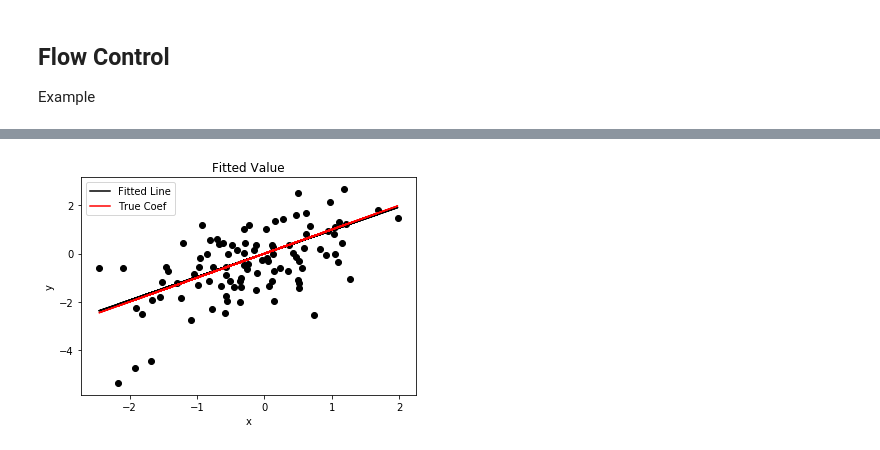
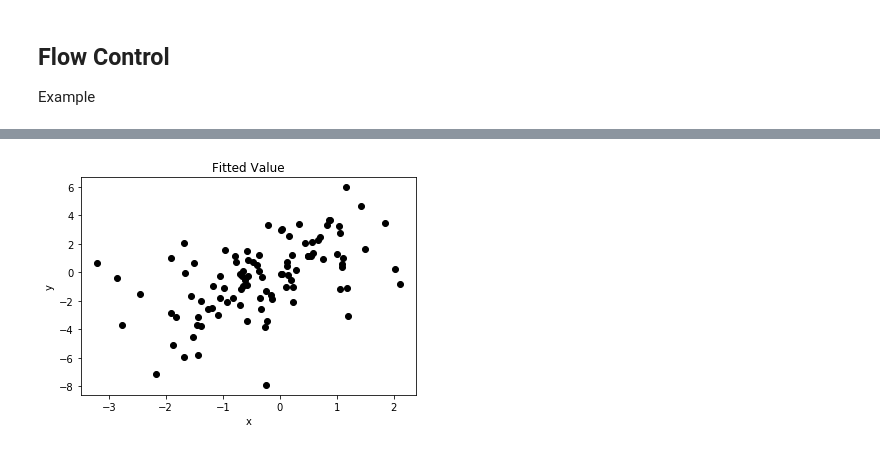
Before and after one commit to zhentaoshi/econ5170, a Jupyter notebook: Python/Basic_python.ipynb, the cells around one changed output, grey strips where cells are left out. Cells and saved outputs as stored; diff of their text form; code cells hidden in the pictures.

```diff
--- a/Python/Basic_python.ipynb
+++ b/Python/Basic_python.ipynb
@@ -374,19 +339,23 @@ print(pts1)
 # %%
 ## Statistical model
-
 import numpy as np
 from scipy import stats
 import statsmodels.api as sm
 import matplotlib.pyplot as plt
 
 T = 100
-p = 1
-b0 = 1
+p = 2
+b0 = np.mat( [[1], [2]] )
 
 #generate data
 
-x = np.full(T, stats.norm.rvs(size = T * p))
-y = np.dot(x, b0) + stats.norm.rvs(size = T)
+x = stats.norm.rvs(size = (T, p) )
+y = x @ b0 + stats.norm.rvs(size = (T , 1) )
+# this y is a matrix
+
+# or y = np.(x, b0) + stats.norm.rvs(size = T )
+# this y is an array
+
 
 #Linear model
 
@@ -424,11 +393,9 @@ Warnings:
 # %%
-plt.plot(x, results.fittedvalues, color = 'black', label = 'Fitted Line')
-plt.plot(x, np.dot(x, b0), color = 'red', label = 'True Coef')
-plt.scatter(x, y, color = 'black', marker = 'o')
+plt.scatter(x[:,0], np.array(y), color = 'black', marker = 'o')
+# Python is quite restrict on the consistency of array and matrix
 plt.title('Fitted Value')
 plt.xlabel('x')
 plt.ylabel('y')
-plt.legend()
 plt.show()
 # %% [output]
-[figure, old version]
+[figure, new version]
```
Also changed, not shown: parts of 13 cells of this notebook, 1 other file.
